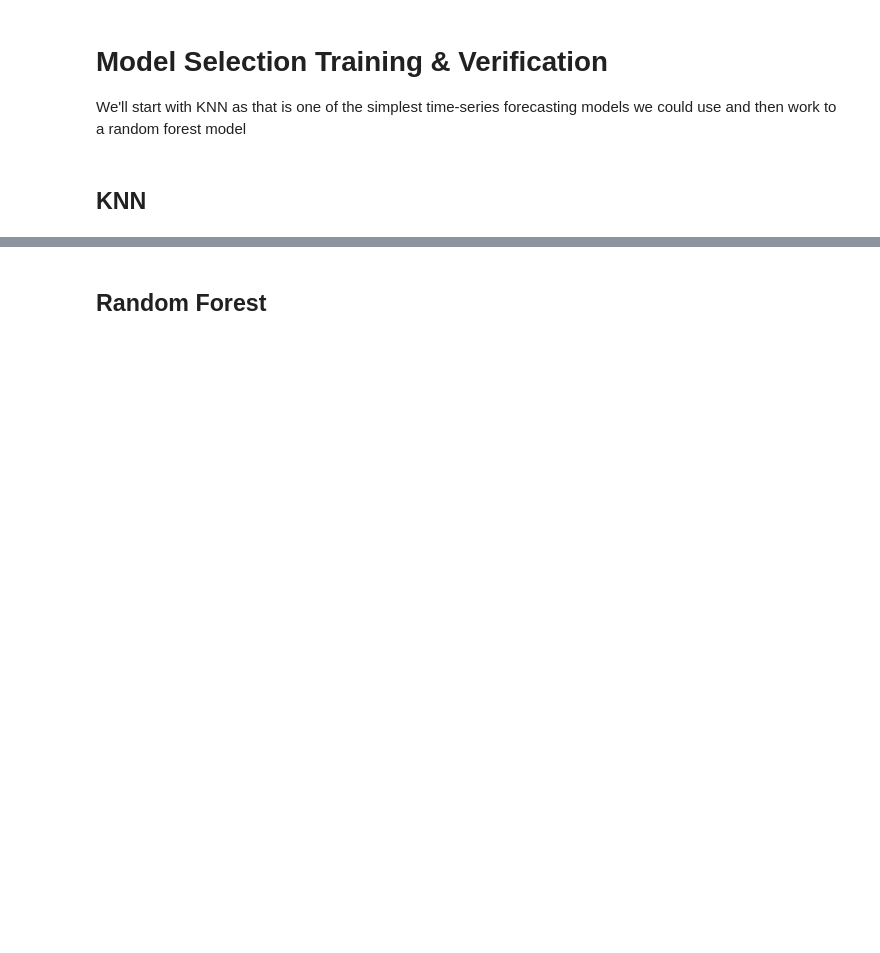
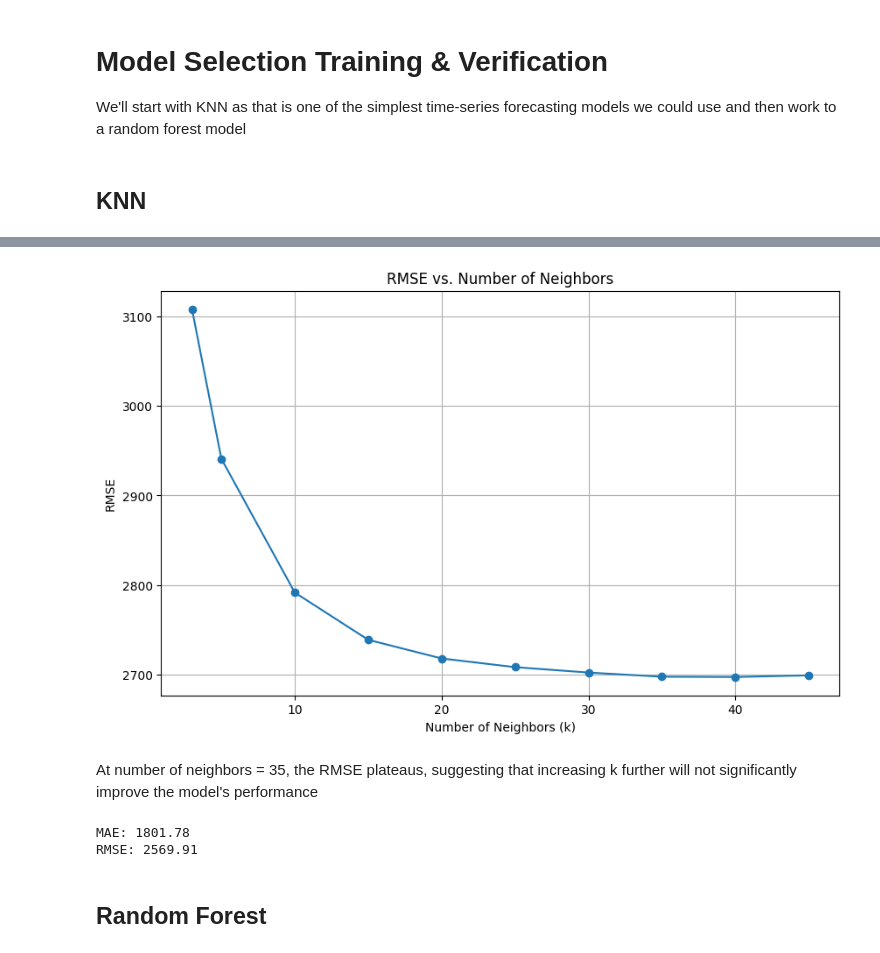
Before and after one commit to zoemcbride/energy-data-lab, a Jupyter notebook: spanish_energy_data_weather_analysis.ipynb, the cells around one changed output, grey strips where cells are left out. Drawn from its saved outputs; the diff is of its cells as text; code cells hidden in the pictures; blank space fills up the shorter version.

Commit message:
Initial KNN Model

```diff
--- a/spanish_energy_data_weather_analysis.ipynb
+++ b/spanish_energy_data_weather_analysis.ipynb
@@ -931,0 +952,35 @@ We'll start with KNN as that is one of the simplest time-series forecasting mode
+# %%
+# Initialize TimeSeriesSplit Cross Validation with 5 splits
+tscv = TimeSeriesSplit(n_splits=5)
+
+# List of 'k' values to test
+k_values = [3, 5, 10, 15, 20, 25, 30, 35, 40, 45]
+rmse_values = []
+
+for k in k_values:
+    # Temporary list to store RMSE for each cross-validation fold
+    temp_rmse = []
+
+    # Initialize the model with the current 'k' value
+    knn = KNeighborsRegressor(n_neighbors=k)
+
+    for train_idx, val_idx in tscv.split(X_train):
+        # Split the data into training and validation sets
+        CV_X_train, CV_X_val = X_train.iloc[train_idx], X_train.iloc[val_idx]
+        CV_y_train, CV_y_val = y_train.iloc[train_idx], y_train.iloc[val_idx]
+
+        # Train the model on the training data
+        knn.fit(CV_X_train, CV_y_train)
+
+        # Predict on the validation set
+        y_pred = knn.predict(CV_X_val)
+
+        # Calculate the RMSE for the current fold and append to temporary list
+        fold_rmse = mean_squared_error(CV_y_val, y_pred, squared=False)
+        temp_rmse.append(fold_rmse)
+
+    # Calculate the average RMSE for this value of 'k' and append to the main RMSE list
+    avg_knn_rmse = np.mean(temp_rmse)
+    rmse_values.append(avg_knn_rmse)
+
+    print(f"n_neighbors: {k} -> Average RMSE: {round(avg_knn_rmse,2)}")
@@ -932,3 +998,38 @@ We'll start with KNN as that is one of the simplest time-series forecasting mode
+# %%
+# Plotting the results
+plt.figure(figsize=(10,6))
+plt.plot(k_values, rmse_values, marker='o', linestyle='-')
+plt.xlabel("Number of Neighbors (k)")
+plt.ylabel("RMSE")
+plt.title("RMSE vs. Number of Neighbors")
+plt.grid(True)
+plt.show()
+# %% [output]
+[figure, added]
+# %% [markdown]
+At number of neighbors = 35, the RMSE plateaus, suggesting that increasing k further will not significantly improve the model's performance
+# %%
+# Calculate the final MAE and RMSE
+# Initialize the model with the current 'k' value found from previous experiments
+knn = KNeighborsRegressor(n_neighbors=35)
+
+# Train the model on the entire training set
+knn.fit(X_train, y_train)
+
+# Predict future values on the entire test set
+knn_y_pred = knn.predict(X_test)
+
+# Calculate RMSE for the current 'k' value
+knn_rmse = mean_squared_error(y_test, knn_y_pred, squared=False)
+
+knn_mae = mean_absolute_error(y_test, knn_y_pred)
+knn_rmse = mean_squared_error(y_test, knn_y_pred, squared=False)
+
+print(f"MAE: {round(knn_mae,2)}")
+print(f"RMSE: {round(knn_rmse,2)}")
+# %% [output]
+MAE: 1801.78
+RMSE: 2569.91
 # %% [markdown]
 ## Random Forest
 # %% [markdown]
```
Also changed, not shown: parts of 11 cells of this notebook.
